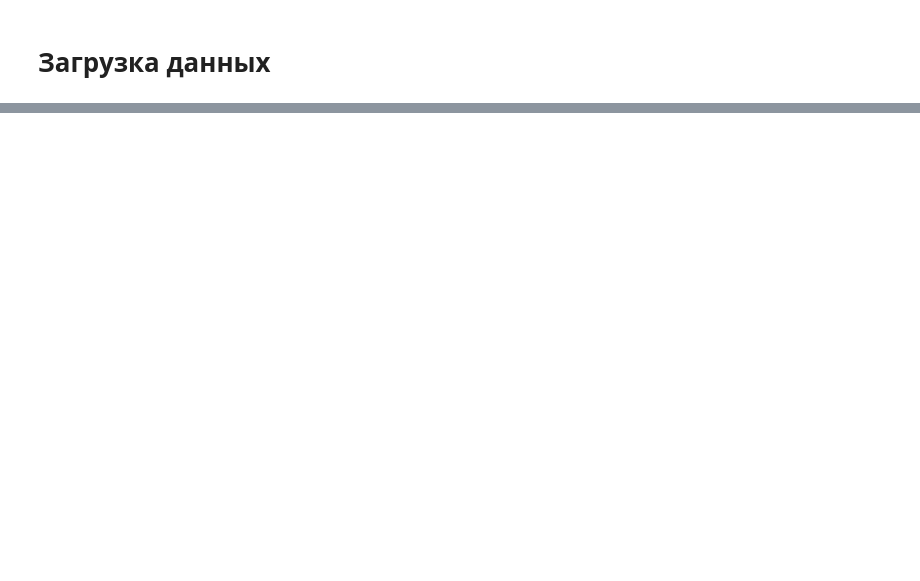
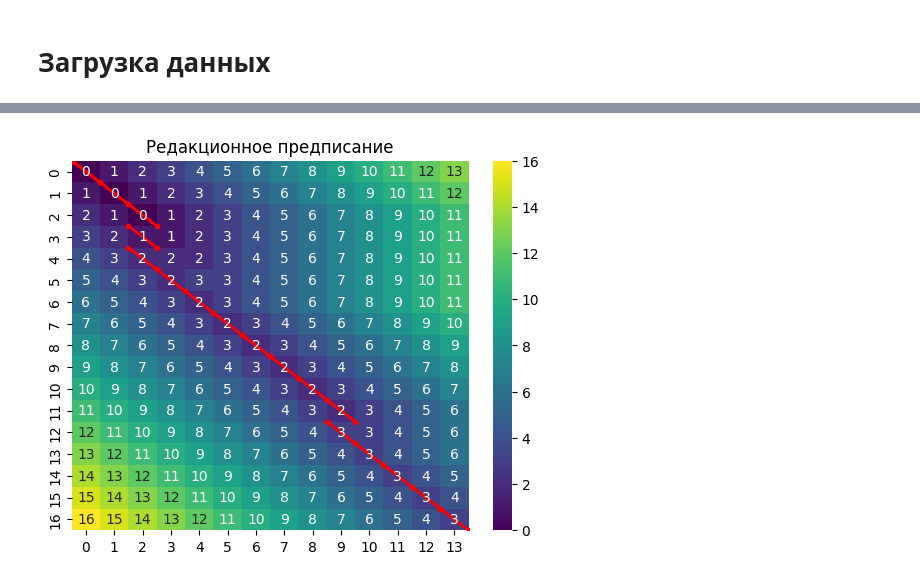
Before and after one commit to spaceswimmer/Pertoleum-Geology-Projects, a Jupyter notebook: Artemiy_Fishchuk_examples/06 Lithology/task.ipynb, the cells around one changed output, grey strips where cells are left out. Saved outputs shown, nothing was run; the diff lists cells and outputs as text; code cells hidden in the pictures; blank space fills up the shorter version.

```diff
--- a/Artemiy_Fishchuk_examples/06 Lithology/task.ipynb
+++ b/Artemiy_Fishchuk_examples/06 Lithology/task.ipynb
@@ -98,0 +129,84 @@ Finished in  0.0
+# %%
+sns.heatmap(lev_matr, cmap='viridis', annot=True)
+
+# Здесь будем хранить информацию о коррелировании пластов
+correlate = []
+
+i = lev_matr.shape[0]-1
+j = lev_matr.shape[1]-1
+
+search_value = lev_matr[i, j]
+
+# Каждый раз визуализируем наш путь
+
+plt.plot([13,14], [16,17], color='red', linestyle='-', linewidth=2, marker='o', markersize=3, markeredgecolor='red')
+
+while i != 0 and j != 0:
+
+        left_val = lev_matr[i, j-1]
+        upper_val = lev_matr[i-1, j]
+        diag_val = lev_matr[i-1, j-1]
+
+        # Когда породы коррелируют (диагонали равны) - ничего не меняем
+
+        if (search_value == diag_val and left_val == upper_val) or search_value == upper_val:
+
+            # Рисование ломаной линии
+            plt.plot([j-1,j], [i-1,i], color='red', linestyle='-', linewidth=2, marker='o', markersize=3, markeredgecolor='red')
+
+            correlate.append('Пласты коррелируют')
+
+            i -= 1
+            j -= 1
+
+            search_value = lev_matr[i][j]
+
+        # Когда необходимо вставить букву = выкливается пласт Таежная 3
+        elif min([left_val, upper_val, diag_val]) == upper_val:
+
+            # Рисование ломаной линии
+            plt.plot([j,j+1], [i-1,i], color='red', linestyle='-', linewidth=2, marker='o', markersize=3, markeredgecolor='red')
+
+            correlate.append('Пласт Таежная_3 - выклинивается')
+
+            i -= 1
+
+            search_value = lev_matr[i][j]
+
+
+        # Когда необходимо поменять буквы - корреляция пластов
+
+        elif min([left_val, upper_val, diag_val]) == diag_val:
+
+            # Рисование ломаной линии
+            plt.plot([j-1,j], [i-1,i], color='red', linestyle='-', linewidth=2, marker='o', markersize=3, markeredgecolor='red')
+
+            correlate.append('Пласты коррелируют')
+
+
+            i -= 1
+            j-= 1
+
+            search_value = lev_matr[i][j]
+
+        # Когда необходимо удалить букву - у нас такой вариант точно не встретится в задаче
+        elif min([left_val, upper_val, diag_val]) == left_val:
+
+            # Рисование ломаной линии
+            plt.plot([j-2,j-1], [i-1,i], color='red', linestyle='-', linewidth=2, marker='o', markersize=3, markeredgecolor='red')
+
+            correlate.append('Пласт Таежная_2 - выклинивается')
+
+
+            j -= 1
+
+            search_value = lev_matr[i][j]
+
+plt.plot([0,1], [0,1], color='red', linestyle='-', linewidth=2, marker='o', markersize=3, markeredgecolor='red')
+
+plt.title('Редакционное предписание')
+
+# Отображение графика
+plt.show()
+# %% [output]
+[figure, added]
```
Also changed, not shown: parts of 11 cells of this notebook.
